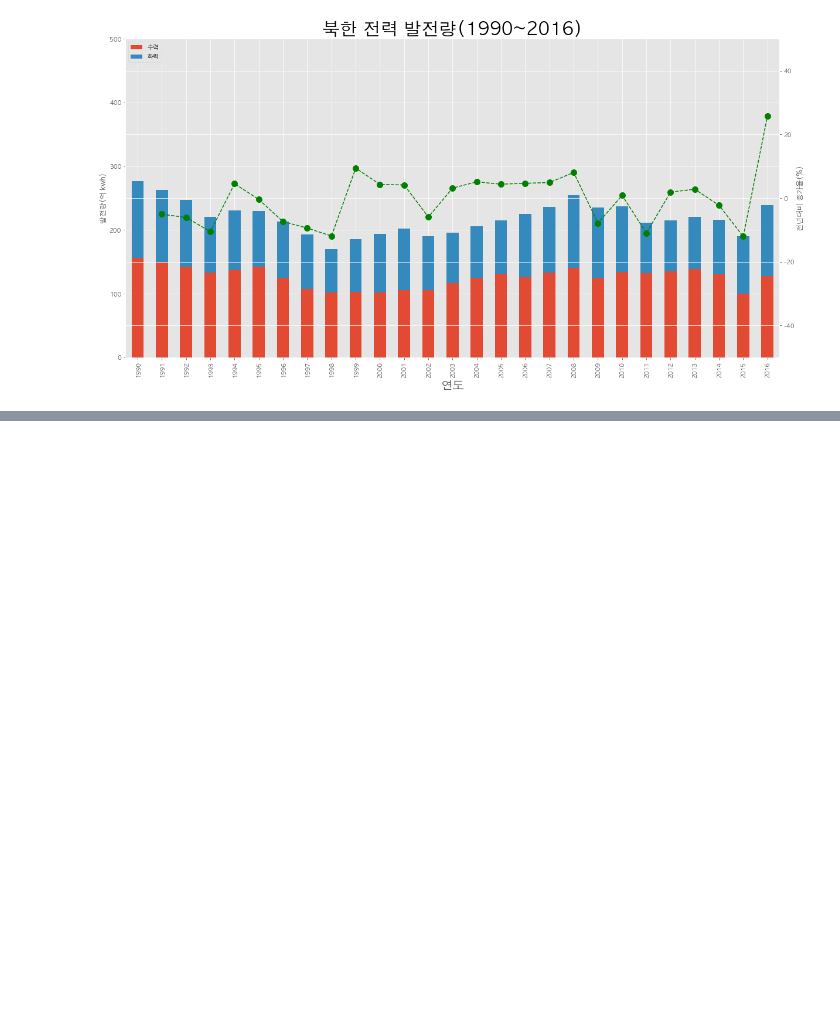
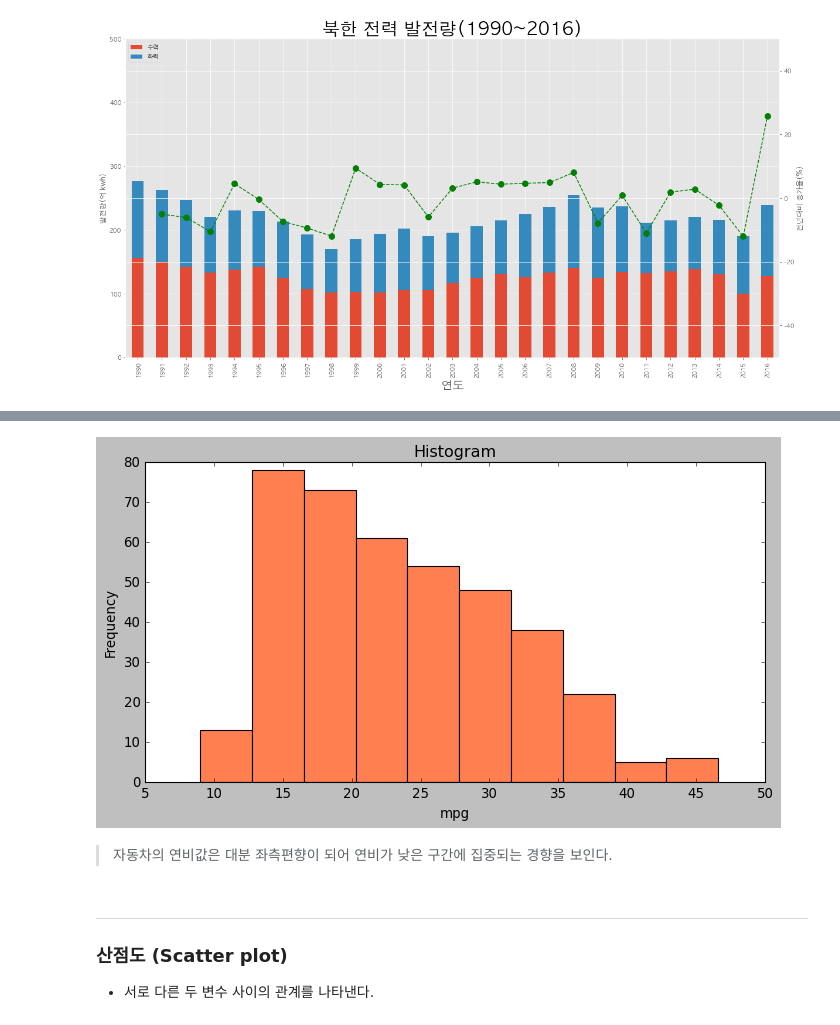
Before and after one commit to jjhwnn/Python, a Jupyter notebook: 3.DataAnalysis/Note/09.시각화도구.ipynb, the cells around one changed output, grey strips where cells are left out. Saved outputs shown, nothing was run; the diff lists cells and outputs as text; code cells hidden in the pictures; blank space fills up the shorter version.

```diff
--- a/3.DataAnalysis/Note/09.시각화도구.ipynb
+++ b/3.DataAnalysis/Note/09.시각화도구.ipynb
@@ -136,0 +169,22 @@ plt.show()
+# %%
+# 연비(mpg) 열에 대한 히스토그램 그리기
+
+df['mpg'].plot(
+
+    kind='hist',
+    bins = 10,
+    color ='coral',
+    figsize=(10,5)
+)
+#그래프 그리기
+plt.title('Histogram')
+plt.xlabel('mpg')
+plt.show()
+# %% [output]
+[figure, added]
+# %% [markdown]
+> 자동차의 연비값은 대분 좌측편향이 되어 연비가 낮은 구간에 집중되는 경향을 보인다.
+# %% [markdown]
+---
+### 산점도 (Scatter plot)
+- 서로 다른 두 변수 사이의 관계를 나타낸다.
```
Also changed, not shown: parts of 27 cells of this notebook, 11 other files.
